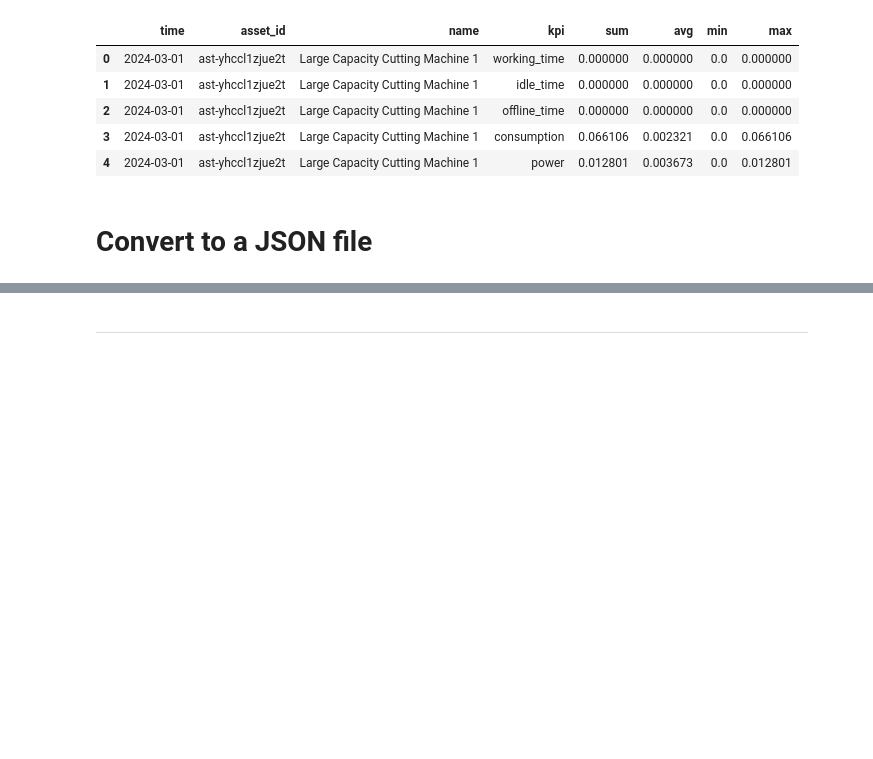
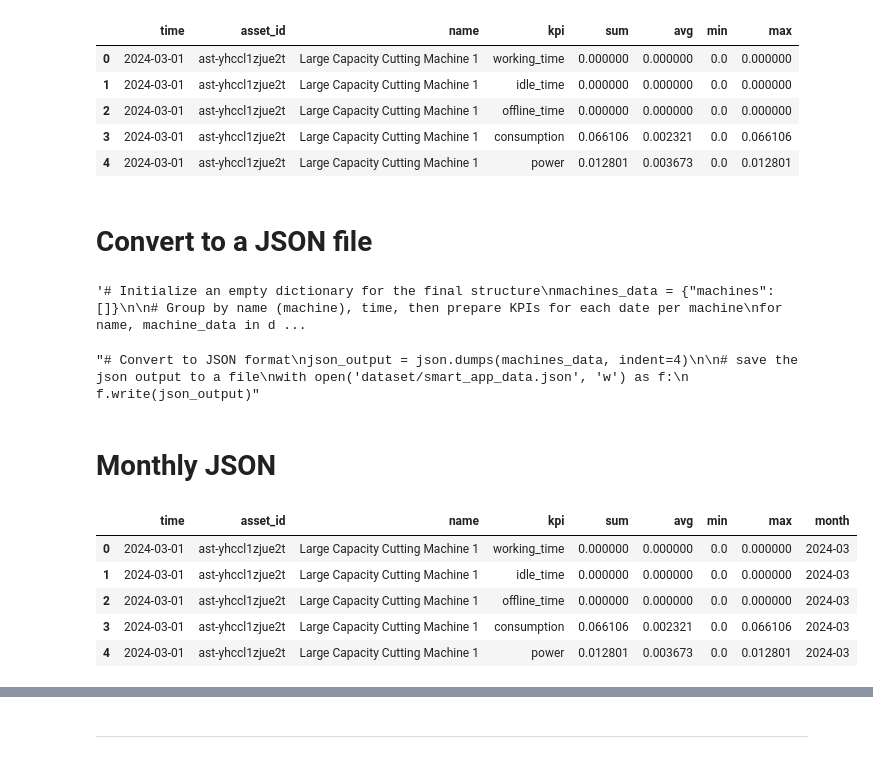
Before and after one commit to sa-team-d/rag, a Jupyter notebook: data.ipynb, the cells around one changed output, grey strips where cells are left out. Cells and saved outputs as stored; diff of their text form; code cells hidden in the pictures; blank space fills up the shorter version.

```diff
--- a/data.ipynb
+++ b/data.ipynb
@@ -103,7 +103,7 @@ df.head()
 # %% [markdown]
 # Convert to a JSON file
 # %%
-# Initialize an empty dictionary for the final structure
+"""# Initialize an empty dictionary for the final structure
 machines_data = {"machines": []}
 
 # Group by name (machine), time, then prepare KPIs for each date per machine
@@ -135,11 +135,30 @@ for name, machine_data in df.groupby('name'):
         machine_entry["data"].append(date_entry)
 
     # Append the machine entry to the machines_data list
-    machines_data["machines"].append(machine_entry)
+    machines_data["machines"].append(machine_entry)"""
+# %% [output]
+'# Initialize an empty dictionary for the final structure\nmachines_data = {"machines": []}\n\n# Group by name (machine), time, then prepare KPIs for each date per machine\nfor name, machine_data in d ...
 # %%
-# Convert to JSON format
+"""# Convert to JSON format
 json_output = json.dumps(machines_data, indent=4)
 
 # save the json output to a file
 with open('dataset/smart_app_data.json', 'w') as f:
-    f.write(json_output)
+    f.write(json_output)"""
+# %% [output]
+"# Convert to JSON format\njson_output = json.dumps(machines_data, indent=4)\n\n# save the json output to a file\nwith open('dataset/smart_app_data.json', 'w') as f:\n    f.write(json_output)"
+# %% [markdown]
+# Monthly JSON
+# %%
+# Assuming `df` is the DataFrame we previously worked with
+# Convert the "time" column to a datetime format and extract the month in YYYY-MM format
+df['month'] = pd.to_datetime(df['time']).dt.to_period('M').astype(str)
+
+df.head()
+# %% [output]
+|  | time | asset_id | name | kpi | sum | avg | min | max | month |
+| 0 | 2024-03-01 | ast-yhccl1zjue2t | Large Capacity Cutting Machine 1 | working_time | 0.000000 | 0.000000 | 0.0 | 0.000000 | 2024-03 |
+| 1 | 2024-03-01 | ast-yhccl1zjue2t | Large Capacity Cutting Machine 1 | idle_time | 0.000000 | 0.000000 | 0.0 | 0.000000 | 2024-03 |
+| 2 | 2024-03-01 | ast-yhccl1zjue2t | Large Capacity Cutting Machine 1 | offline_time | 0.000000 | 0.000000 | 0.0 | 0.000000 | 2024-03 |
+| 3 | 2024-03-01 | ast-yhccl1zjue2t | Large Capacity Cutting Machine 1 | consumption | 0.066106 | 0.002321 | 0.0 | 0.066106 | 2024-03 |
+| 4 | 2024-03-01 | ast-yhccl1zjue2t | Large Capacity Cutting Machine 1 | power | 0.012801 | 0.003673 | 0.0 | 0.012801 | 2024-03 |
```
Also changed, not shown: parts of 7 cells of this notebook, 1 other file.
